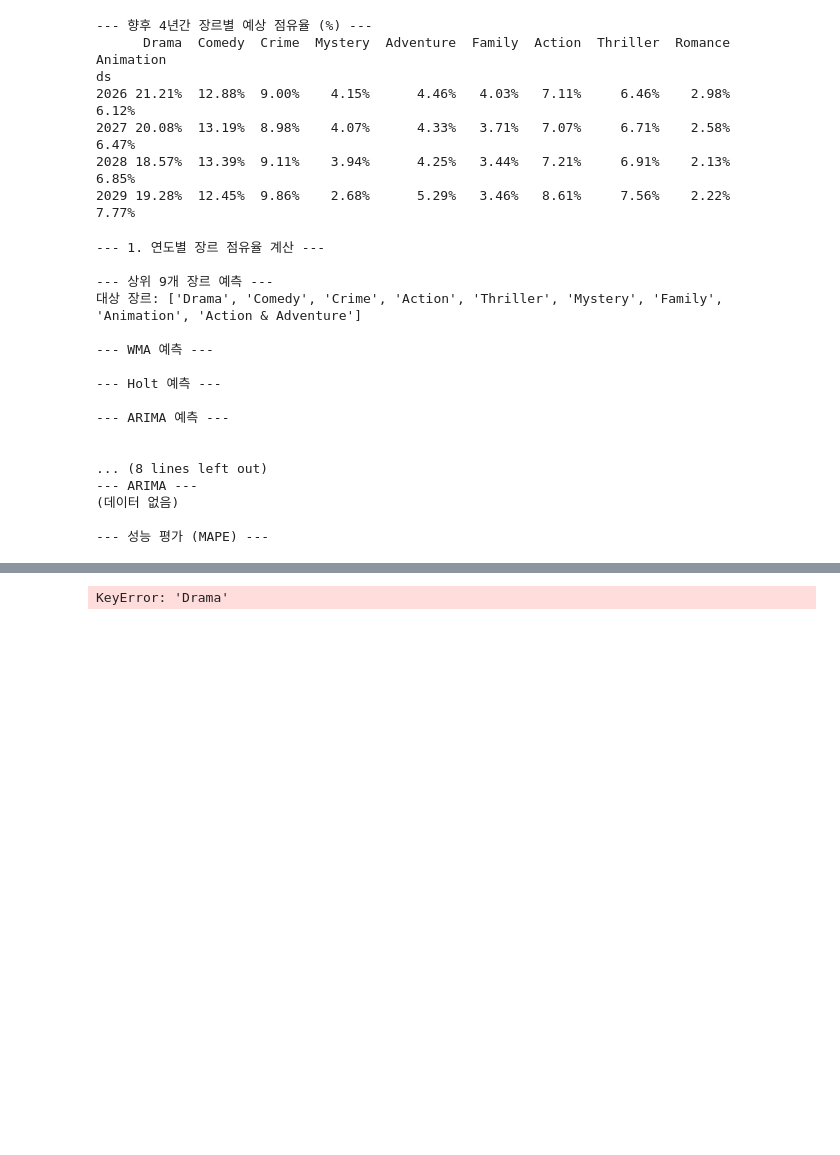
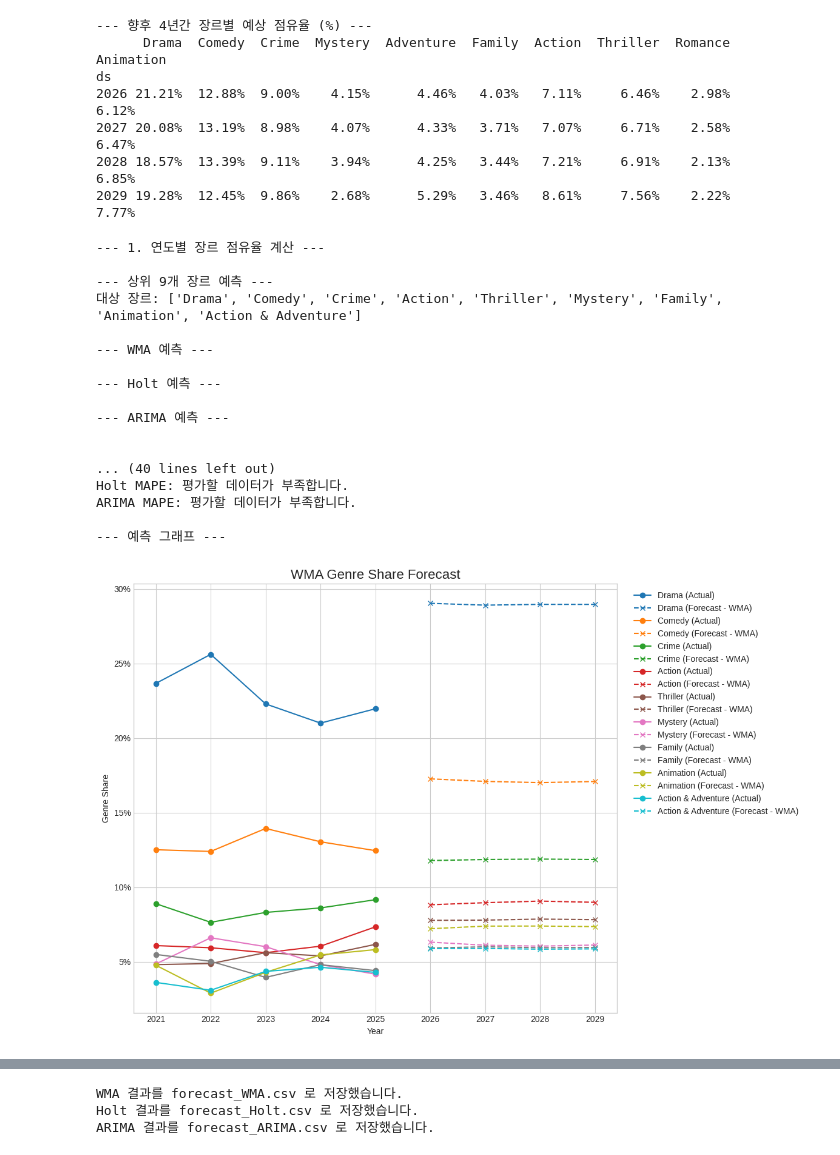
Before and after one commit to piaoruilin/20251R0136COSE47101, a Jupyter notebook: Data_Science_Project.ipynb, the cells around one changed output, grey strips where cells are left out. Saved outputs shown, nothing was run; the diff lists cells and outputs as text; code cells hidden in the pictures; blank space fills up the shorter version.

```diff
--- a/Data_Science_Project.ipynb
+++ b/Data_Science_Project.ipynb
@@ -2299,13 +2299,11 @@ forecast_start_period = actual_year_periods[-1] + 1
 forecast_periods_list = pd.period_range(start=forecast_start_period, periods=4, freq='A')
 num_forecast_steps = len(forecast_periods_list)
 
-# 2025-2026 연결 위한 확장
-if '2025' in forecast_periods_list.astype(str).tolist() and '2026' in forecast_periods_list.astype(str).tolist():
-    extended_index = ratio_df.index.tolist() + forecast_periods_list.tolist()
-else:
-    extended_index = ratio_df.index.tolist() + forecast_periods_list.tolist()
-
-all_forecasts_results = defaultdict(lambda: pd.DataFrame(index=extended_index))
+# --- 2-1. 전체 인덱스 및 DataFrame 초기화 (인덱스+컬럼 명확히 지정) ---
+extended_index = ratio_df.index.tolist() + forecast_periods_list.tolist()
+all_forecasts_results = defaultdict(
+    lambda: pd.DataFrame(index=extended_index, columns=top_genres_list)
+)
 
 # --- 3. 예측 모델 ---
 # 3.1 WMA
@@ -2331,8 +2329,16 @@ for genre in top_genres_list:
             history.append(f)
     wma_predictions[genre] = forecasts
 wma_df = pd.DataFrame.from_dict(wma_predictions, orient='index', columns=forecast_periods_list).T
-wma_df = wma_df.div(wma_df.sum(axis=1), axis=0)  # 정규화
-all_forecasts_results['WMA'].loc[forecast_periods_list] = wma_df
+
+# (옵션) 예측 결과 정규화 - NaN 대비 안전하게 처리
+def safe_normalize(df):
+    row_sums = df.sum(axis=1)
+    return df.div(row_sums.replace(0, np.nan), axis=0)
+
+wma_df = safe_normalize(wma_df)
+
+# all_forecasts_results에 저장 (인덱스, 컬럼 명확 지정)
+all_forecasts_results['WMA'].loc[forecast_periods_list, top_genres_list] = wma_df[top_genres_list]
 
 # 3.2 Holt
 print(f"\n--- Holt 예측 ---")
@@ -2350,8 +2356,8 @@ for genre in top_genres_list:
     except:
         holt_predictions[genre] = [np.nan]*num_forecast_steps
 holt_df = pd.DataFrame.from_dict(holt_predictions, orient='index', columns=forecast_periods_list).T
-holt_df = holt_df.div(holt_df.sum(axis=1), axis=0)  # 정규화
-all_forecasts_results['Holt'].loc[forecast_periods_list] = holt_df
+holt_df = safe_normalize(holt_df)
+all_forecasts_results['Holt'].loc[forecast_periods_list, top_genres_list] = holt_df[top_genres_list]
 
 # 3.3 ARIMA
 print(f"\n--- ARIMA 예측 ---")
@@ -2369,8 +2375,8 @@ for genre in top_genres_list:
     except:
         arima_predictions[genre] = [np.nan]*num_forecast_steps
 arima_df = pd.DataFrame.from_dict(arima_predictions, orient='index', columns=forecast_periods_list).T
-arima_df = arima_df.div(arima_df.sum(axis=1), axis=0)  # 정규화
-all_forecasts_results['ARIMA'].loc[forecast_periods_list] = arima_df
+arima_df = safe_normalize(arima_df)
+all_forecasts_results['ARIMA'].loc[forecast_periods_list, top_genres_list] = arima_df[top_genres_list]
 
 # --- 4. 결과 출력 ---
 print(f"\n\n--- 예측 결과 요약 ---")
@@ -2379,9 +2385,10 @@ for model_name, df_forecast in all_forecasts_results.items():
     if df_forecast.empty:
         print("(데이터 없음)")
     else:
-        df_print = df_forecast.copy()
+        df_print = df_forecast[top_genres_list].copy()
+        df_print = df_print.dropna(axis=1, how='all')  # 전부 NaN 컬럼 제외
         df_print.index = df_print.index.year
-        print((df_print[top_genres_list]*100).to_string(float_format="{:.2f}%".format, na_rep=" N/A  "))
+        print((df_print*100).to_string(float_format="{:.2f}%".format, na_rep=" N/A  "))
 
 # --- 5. 성능 평가 ---
 print("\n--- 성능 평가 (MAPE) ---")
@@ -2389,13 +2396,17 @@ eval_years = ratio_df.index[-3:]
 for model_name, df_forecast in all_forecasts_results.items():
     mape_list = []
     for genre in top_genres_list:
+        if genre not in df_forecast.columns:
+            continue
         y_true = ratio_df.loc[eval_years, genre].dropna()
         y_pred = df_forecast.loc[eval_years.intersection(df_forecast.index), genre].dropna()
-        if len(y_true) == len(y_pred) and len(y_true) > 0:
+        if not y_true.empty and not y_pred.empty and len(y_true) == len(y_pred):
             mape = mean_absolute_percentage_error(y_true, y_pred)
             mape_list.append(mape)
     if mape_list:
         print(f"{model_name} MAPE: {np.mean(mape_list)*100:.2f}%")
+    else:
+        print(f"{model_name} MAPE: 평가할 데이터가 부족합니다.")
 
 # --- 6. 그래프 ---
 print("\n--- 예측 그래프 ---")
@@ -2415,34 +2426,35 @@ for model_name, df_forecast in all_forecasts_results.items():
             if not fcast.empty:
                 ax.plot(fcast.index.year, fcast.values, marker='x', linestyle='--', color=colors(i), label=f'{genre} (Forecast - {model_name})')
     ax.set_title(f'{model_name} Genre Share Forecast', fontsize=16)
     ax.set_xlabel('Year')
     ax.set_ylabel('Genre Share')
     ax.yaxis.set_major_formatter(plt.FuncFormatter('{:.0%}'.format))
     ax.legend(bbox_to_anchor=(1.02, 1), loc='upper left')
     ax.set_xticks(np.unique(np.concatenate((hist_years, forecast_years))))
     plt.tight_layout(rect=[0, 0, 0.85, 1])
     plt.savefig(f"forecast_plot_{model_name}.png", dpi=300)
     plt.show()
 
 # --- 7. CSV 저장 ---
 for model_name, df in all_forecasts_results.items():
     df.to_csv(f"forecast_{model_name}.csv")
     print(f"{model_name} 결과를 forecast_{model_name}.csv 로 저장했습니다.")
 # %% [output]
 --- 1. 연도별 장르 점유율 계산 ---
 
 --- 상위 9개 장르 예측 ---
 대상 장르: ['Drama', 'Comedy', 'Crime', 'Action', 'Thriller', 'Mystery', 'Family', 'Animation', 'Action & Adventure']
 
 --- WMA 예측 ---
 
 --- Holt 예측 ---
 
 --- ARIMA 예측 ---
 
 
-... (8 lines left out)
---- ARIMA ---
-(데이터 없음)
+... (40 lines left out)
+Holt MAPE: 평가할 데이터가 부족합니다.
+ARIMA MAPE: 평가할 데이터가 부족합니다.
 
---- 성능 평가 (MAPE) ---
+--- 예측 그래프 ---
+[figure, added]
@@ -2449 +2463,3 @@ for model_name, df in all_forecasts_results.items():
-KeyError: 'Drama'
+WMA 결과를 forecast_WMA.csv 로 저장했습니다.
+Holt 결과를 forecast_Holt.csv 로 저장했습니다.
+ARIMA 결과를 forecast_ARIMA.csv 로 저장했습니다.
```
Also changed, not shown: parts of 1 cell of this notebook.
